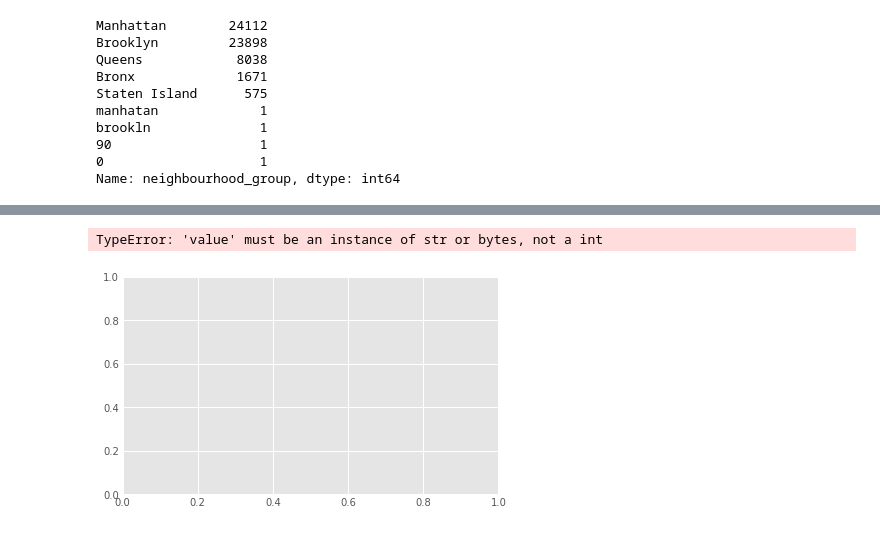
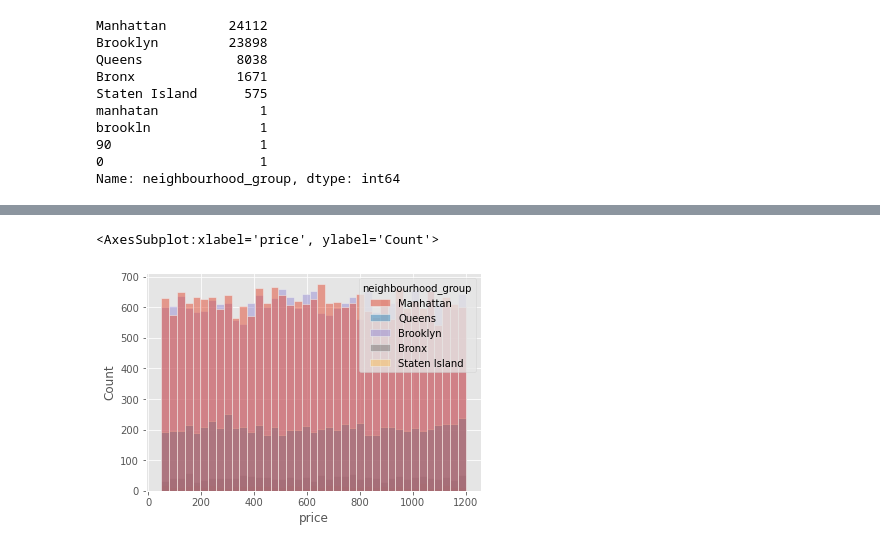
Before and after one commit to til021/Airbnb-Open-Data-Kaggle, a Jupyter notebook: Airbnb Dataset.ipynb, the cells around one changed output, grey strips where cells are left out. Drawn from its saved outputs; the diff is of its cells as text; code cells hidden in the pictures.

```diff
--- a/Airbnb Dataset.ipynb
+++ b/Airbnb Dataset.ipynb
@@ -298,6 +296,13 @@ brookln              1
 90                   1
 0                    1
 Name: neighbourhood_group, dtype: int64
+# %%
+airbnb.replace("manhatan", "Manhattan", inplace=True)
+airbnb.replace("brookln", "Brooklyn", inplace=True)
+
+# Now, lets limit the available values in the neighbourhood_group, as follows:
+neighbourhood_group = ["Manhattan", "Brooklyn", "Queens", "Bronx", "Staten Island"]
+airbnb[~airbnb["neighbourhood_group"].isin(neighbourhood_group)] = None
 # %%
 airbnb.groupby(airbnb["neighbourhood_group"])["number_of_reviews"].sum().plot.pie()
 plt.title("Favorite Rental Neighbourhoods in NYC")
@@ -314,5 +322,5 @@ sns.lineplot(data=airbnb["price"])
 # %%
-sns.histplot(data=airbnb, x='neighbourhood_group', hue='neighbourhood')
+sns.histplot(data=airbnb, hue="neighbourhood_group", x="price")
 # %% [output]
-TypeError: 'value' must be an instance of str or bytes, not a int
+<AxesSubplot:xlabel='price', ylabel='Count'>
-[figure, old version]
+[figure, new version]
```
Also changed, not shown: parts of 7 cells of this notebook.
